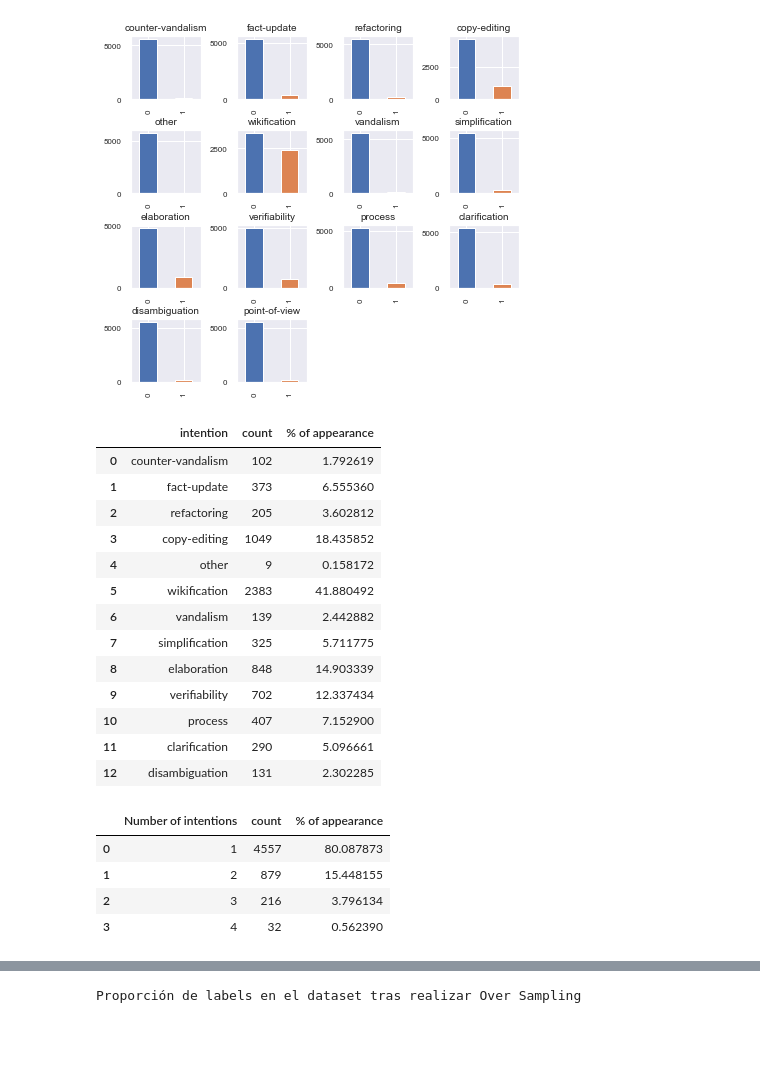
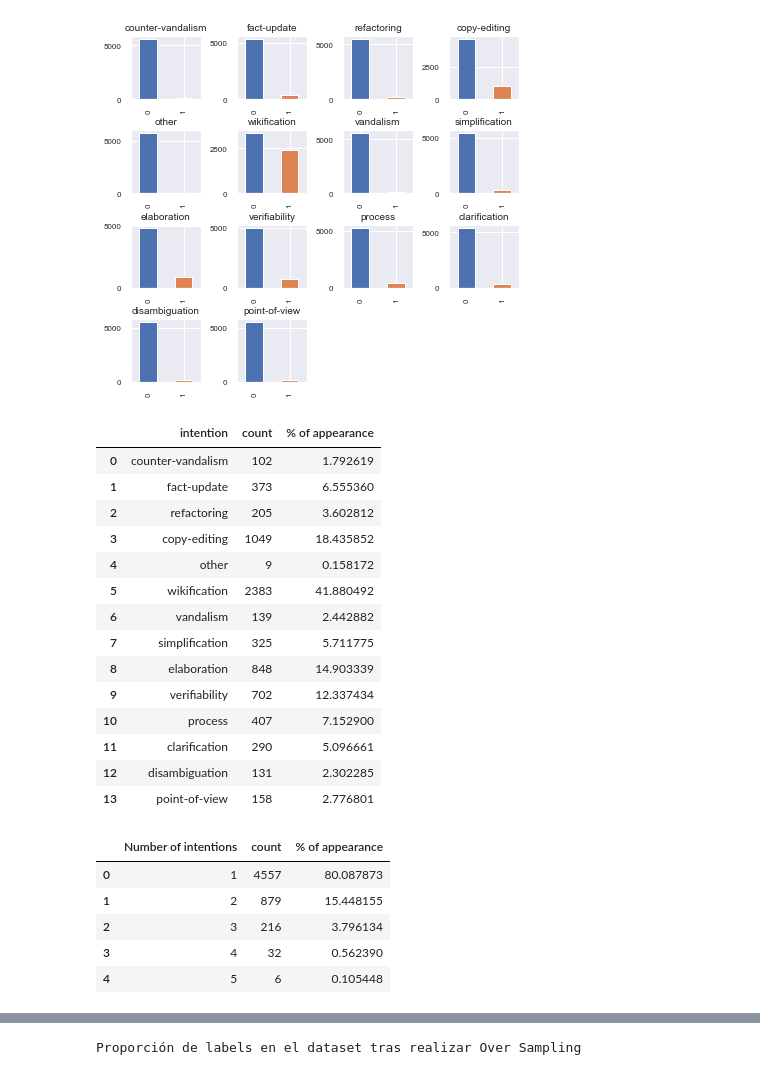
Before and after one commit to ignacioGarsami/Wiki_Semantic_Intention, a Jupyter notebook: pred_src/predictive_step.ipynb, the cells around one changed output, grey strips where cells are left out. Drawn from its saved outputs; the diff is of its cells as text; code cells hidden in the pictures; blank space fills up the shorter version.

```diff
--- a/pred_src/predictive_step.ipynb
+++ b/pred_src/predictive_step.ipynb
@@ -145,26 +145,27 @@ Proporción de labels en el dataset
 # %%
 rowSums = dataset.iloc[:,-14:].sum(axis=0)
 proportions = []
 for intention in intentions:
     proportions.append(rowSums[intention]/dataset.shape[0] * 100)
 
 df = pandas.DataFrame({ 'intention':intentions, 'count':rowSums.values, '% of appearance': proportions})
-df.head(-1)
+df.head(14)
 # %% [output]
 |  | intention | count | % of appearance |
 | 0 | counter-vandalism | 102 | 1.792619 |
 | 1 | fact-update | 373 | 6.555360 |
 | 2 | refactoring | 205 | 3.602812 |
 | 3 | copy-editing | 1049 | 18.435852 |
 | 4 | other | 9 | 0.158172 |
 | 5 | wikification | 2383 | 41.880492 |
 | 6 | vandalism | 139 | 2.442882 |
 | 7 | simplification | 325 | 5.711775 |
 | 8 | elaboration | 848 | 14.903339 |
 | 9 | verifiability | 702 | 12.337434 |
 | 10 | process | 407 | 7.152900 |
 | 11 | clarification | 290 | 5.096661 |
 | 12 | disambiguation | 131 | 2.302285 |
+| 13 | point-of-view | 158 | 2.776801 |
 # %%
 rowSums = dataset.iloc[:,-14:].sum(axis=1)
 multiLabel_counts = rowSums.value_counts()
@@ -172,10 +173,11 @@ proportions = []
 for i in range(1,6):
     proportions.append(multiLabel_counts[i]/dataset.shape[0] * 100)
 df = pandas.DataFrame({ 'Number of intentions':multiLabel_counts.index, 'count':multiLabel_counts.values, '% of appearance': proportions})
-df.head(-1)
+df.head(5)
 # %% [output]
 |  | Number of intentions | count | % of appearance |
 | 0 | 1 | 4557 | 80.087873 |
 | 1 | 2 | 879 | 15.448155 |
 | 2 | 3 | 216 | 3.796134 |
 | 3 | 4 | 32 | 0.562390 |
+| 4 | 5 | 6 | 0.105448 |
```
Also changed, not shown: parts of 20 cells of this notebook.
